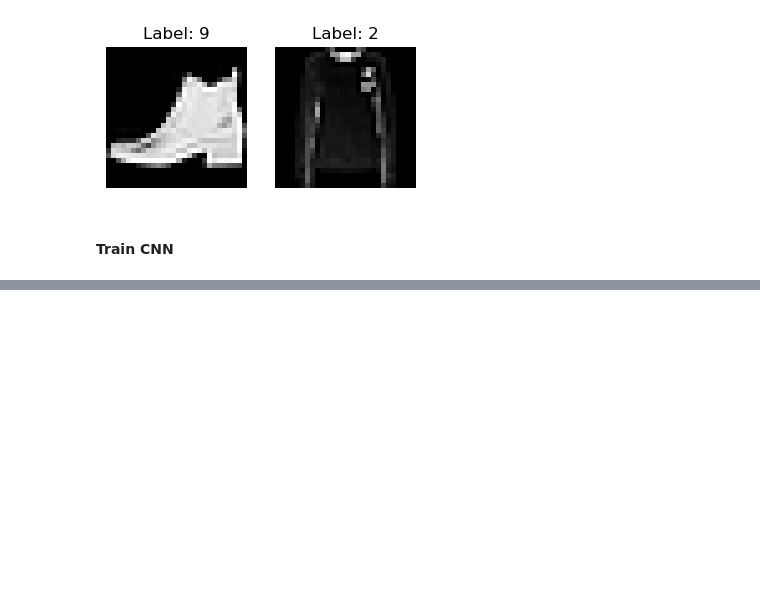
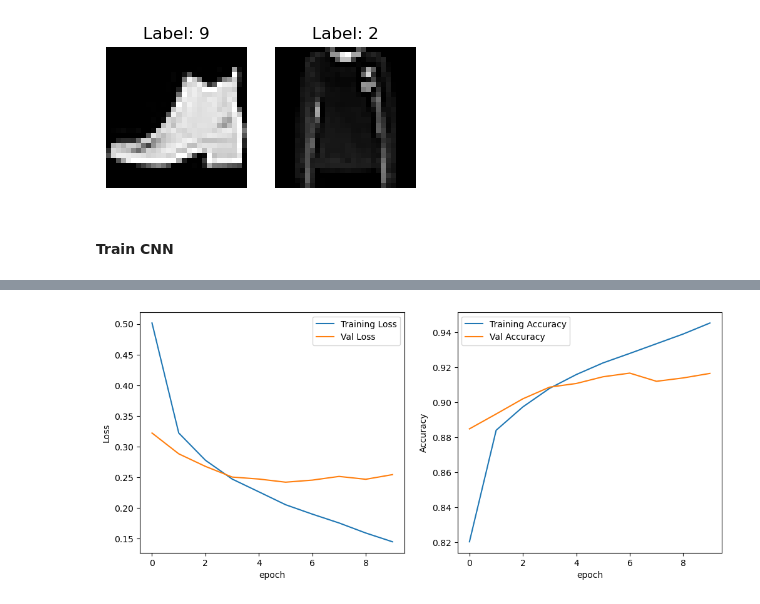
Before and after one commit to yenphglam/cs178_ProjectTeam3, a Jupyter notebook: cnn/cnn.ipynb, the cells around one changed output, grey strips where cells are left out. Saved outputs shown, nothing was run; the diff lists cells and outputs as text; code cells hidden in the pictures; blank space fills up the shorter version.

```diff
--- a/cnn/cnn.ipynb
+++ b/cnn/cnn.ipynb
@@ -116,0 +196,27 @@ plt.show()
+# %%
+# Simplest model with 2 Convolution layers
+model = models.Sequential([
+    # First Convolution
+    # 32 filters with 3x3, activation with relu
+    layers.Conv2D(32, kernel_size=(4,4), activation="relu", input_shape=(30,30,1)),
+    # Pooling
+    layers.MaxPool2D(pool_size=(2,2)),
+
+    # Flatten
+    layers.Flatten(),
+
+    # 1st layer Fully connected FNN
+    layers.Dense(128, activation="relu"),
+    layers.Dropout(0.25,seed=178),
+
+    # 2nd layer Fully connected FNN
+    layers.Dense(128, activation="relu"),
+    # Output of P(y=k|x), k=0,1,...,9
+    layers.Dense(10, activation="softmax")]
+)
+
+model.compile(optimizer="adam",
+              loss="crossentropy",
+              metrics=["accuracy"])
+
+history_new = model.fit(X_tr_cnn_new, y_tr, epochs=10,batch_size=64, validation_data=[X_val_cnn_new, y_val])
@@ -116,0 +244,17 @@ plt.show()
+# %%
+fig, ax = plt.subplots(1,2,figsize=(12,5))
+ax[0].plot(history_new.history["loss"], label="Training Loss")
+ax[0].plot(history_new.history["val_loss"],label="Val Loss")
+ax[0].set_xlabel("epoch")
+ax[0].set_ylabel("Loss")
+ax[0].legend()
+
+ax[1].plot(history_new.history["accuracy"], label="Training Accuracy")
+ax[1].plot(history_new.history["val_accuracy"], label="Val Accuracy")
+ax[1].set_xlabel("epoch")
+ax[1].set_ylabel("Accuracy")
+ax[1].legend()
+
+plt.show()
+# %% [output]
+[figure, added]
```
Also changed, not shown: parts of 6 cells of this notebook.
